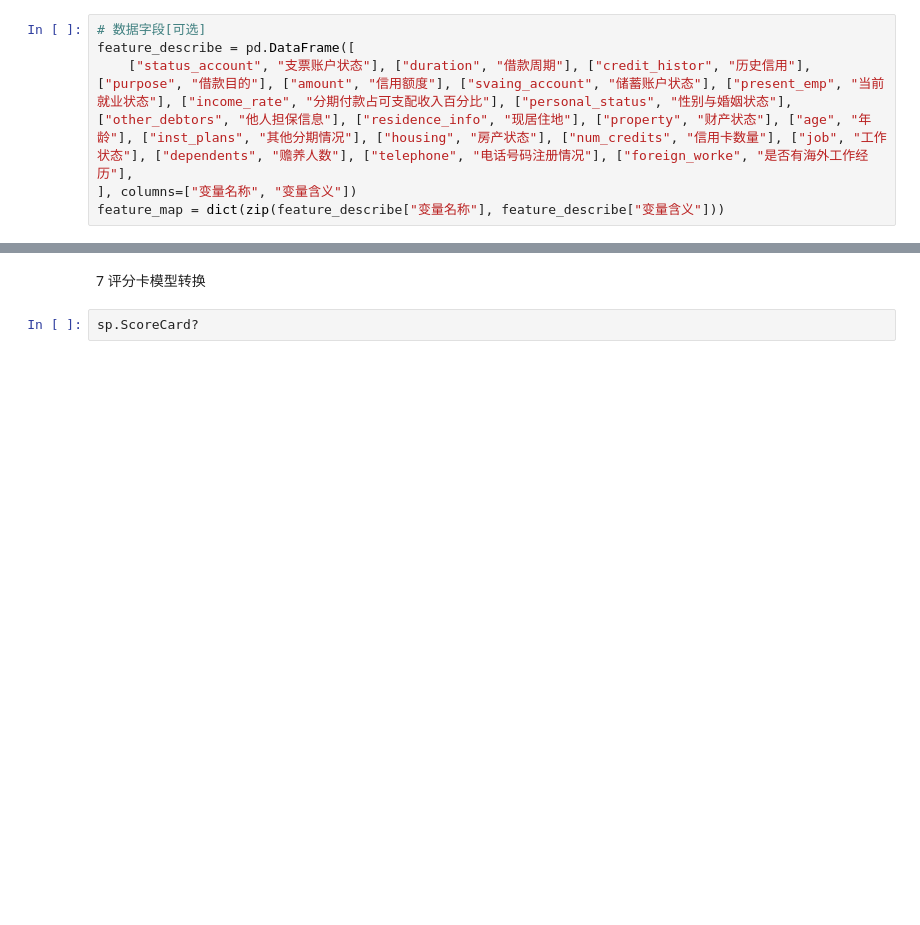
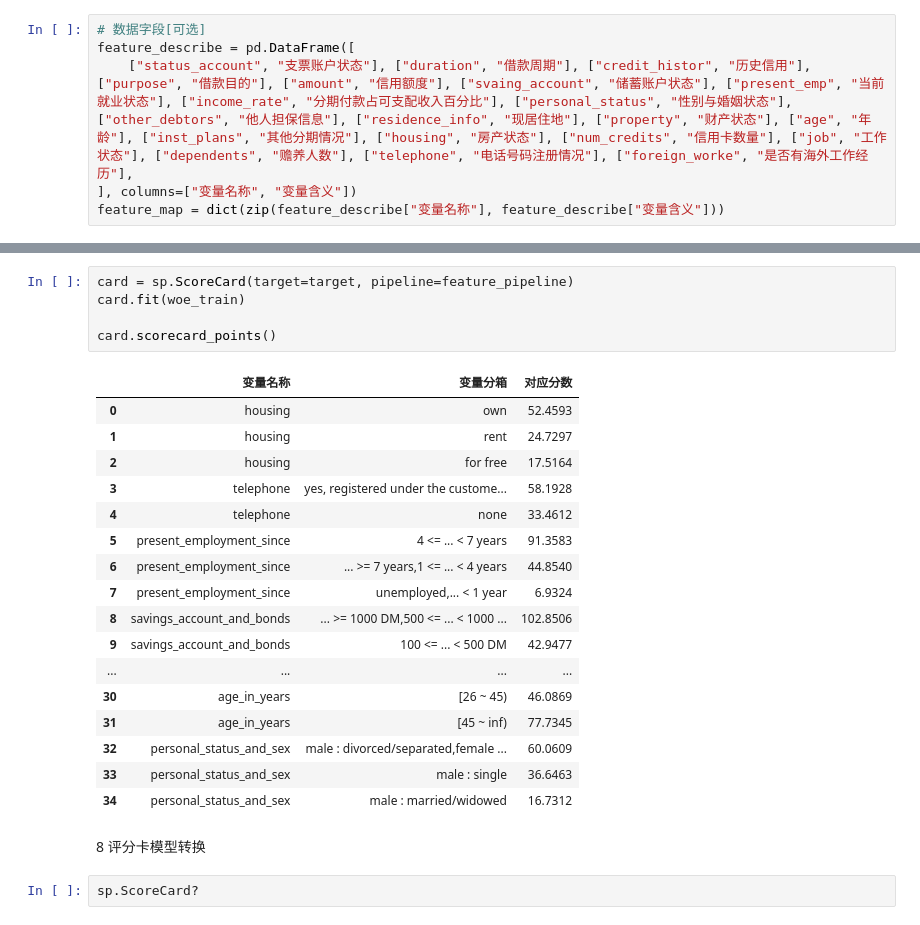
Before and after one commit to itlubber/scorecardpipeline, a Jupyter notebook: examples/scorecard_samples.ipynb, the cells around one changed output, grey strips where cells are left out. Saved outputs shown, nothing was run; the diff lists cells and outputs as text; blank space fills up the shorter version.

```diff
--- a/examples/scorecard_samples.ipynb
+++ b/examples/scorecard_samples.ipynb
@@ -571,5 +638,28 @@ for col in logistic.feature_names_in_:
+# %%
+card = sp.ScoreCard(target=target, pipeline=feature_pipeline)
+card.fit(woe_train)
+
+card.scorecard_points()
+# %% [output]
+|  | 变量名称 | 变量分箱 | 对应分数 |
+| 0 | housing | own | 52.4593 |
+| 1 | housing | rent | 24.7297 |
+| 2 | housing | for free | 17.5164 |
+| 3 | telephone | yes, registered under the custome... | 58.1928 |
+| 4 | telephone | none | 33.4612 |
+| 5 | present_employment_since | 4 <= ... < 7 years | 91.3583 |
+| 6 | present_employment_since | ... >= 7 years,1 <= ... < 4 years | 44.8540 |
+| 7 | present_employment_since | unemployed,... < 1 year | 6.9324 |
+| 8 | savings_account_and_bonds | ... >= 1000 DM,500 <= ... < 1000 ... | 102.8506 |
+| 9 | savings_account_and_bonds | 100 <= ... < 500 DM | 42.9477 |
+| ... | ... | ... | ... |
+| 30 | age_in_years | [26 ~ 45) | 46.0869 |
+| 31 | age_in_years | [45 ~ inf) | 77.7345 |
+| 32 | personal_status_and_sex | male : divorced/separated,female ... | 60.0609 |
+| 33 | personal_status_and_sex | male : single | 36.6463 |
+| 34 | personal_status_and_sex | male : married/widowed | 16.7312 |
 # %% [markdown]
-7 评分卡模型转换
+8 评分卡模型转换
 # %%
 sp.ScoreCard?
 # %% [output]
```
Also changed, not shown: parts of 23 cells of this notebook.
